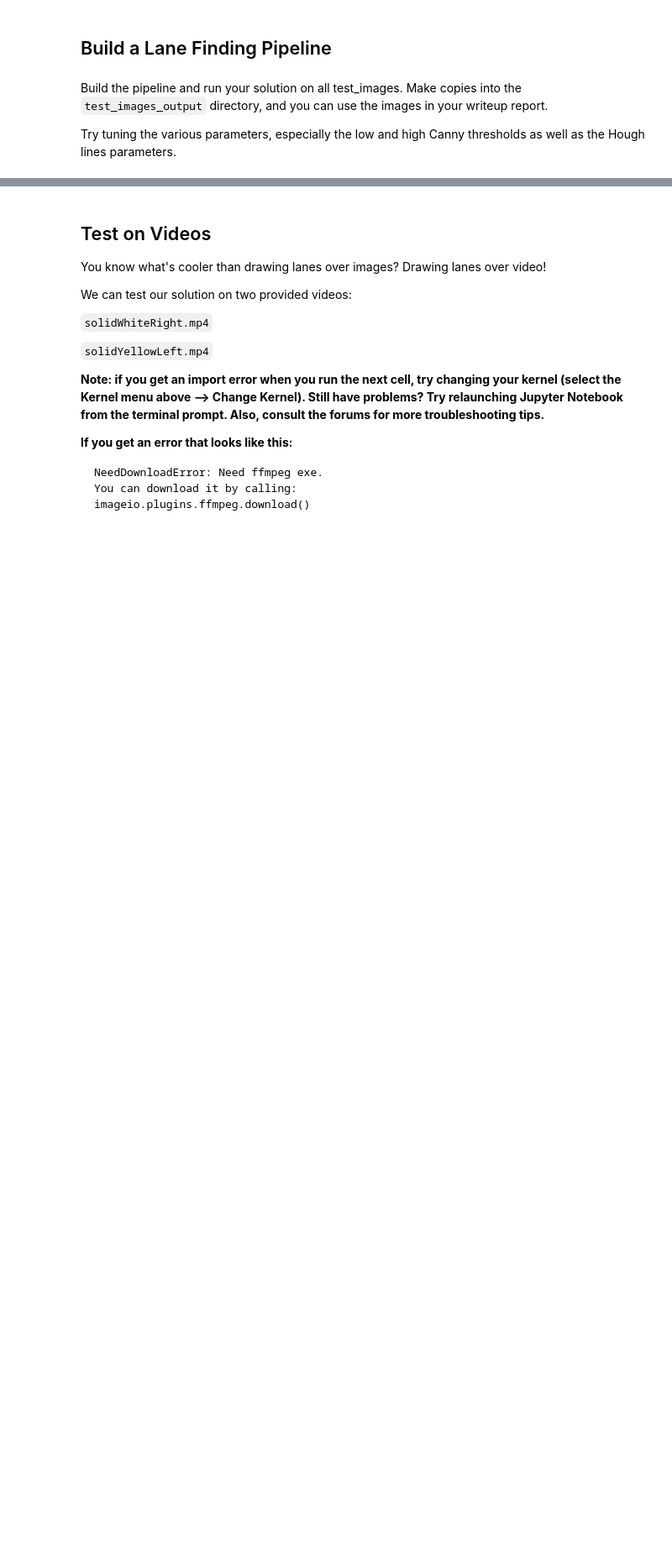
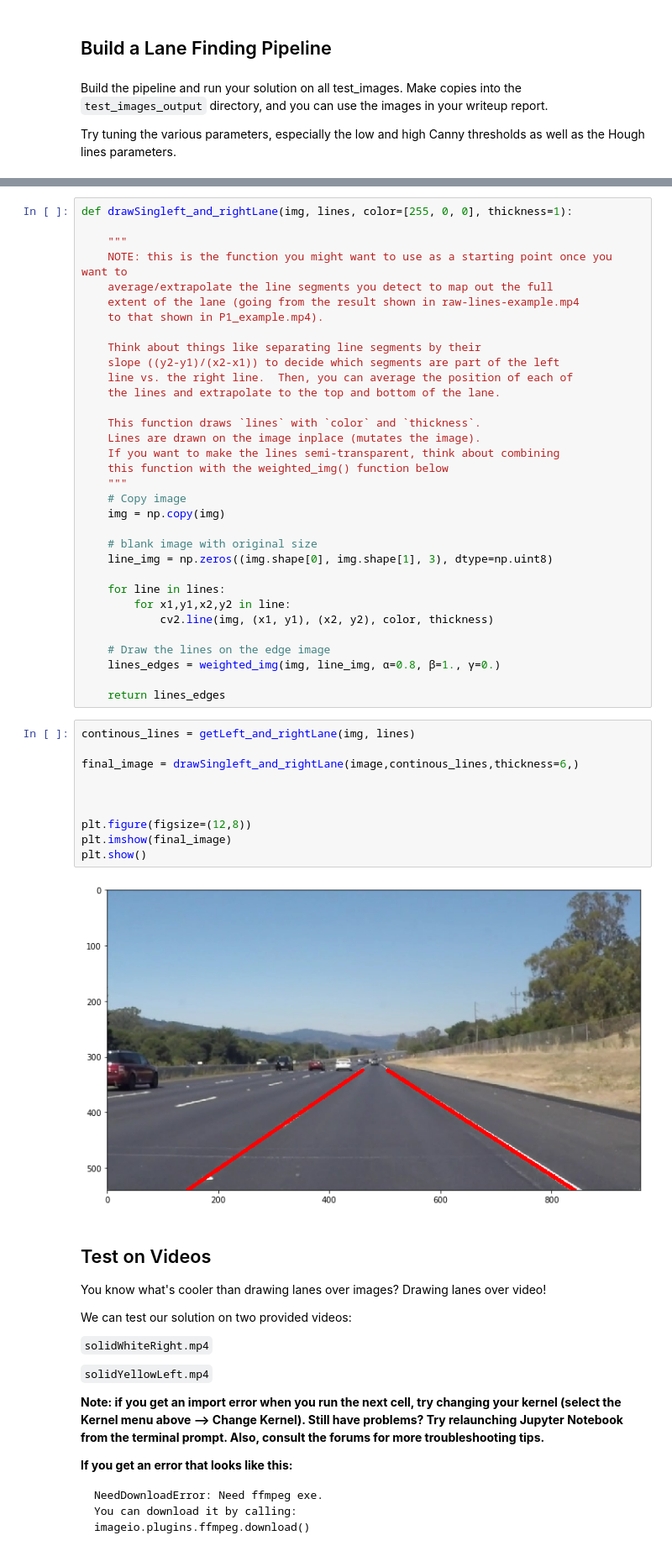
Before and after one commit to Nyarish/Finding-Lane-Lines-on-the-Road, a Jupyter notebook: P1.ipynb, the cells around one changed output, grey strips where cells are left out. Shown at 84% size. Drawn from its saved outputs; the diff is of its cells as text; blank space fills up the shorter version.

```diff
--- a/P1.ipynb
+++ b/P1.ipynb
@@ -198,3 +351,48 @@ Try tuning the various parameters, especially the low and high Canny thresholds
+# %%
+def drawSingleft_and_rightLane(img, lines, color=[255, 0, 0], thickness=1):
+
+    """
+    NOTE: this is the function you might want to use as a starting point once you want to
+    average/extrapolate the line segments you detect to map out the full
+    extent of the lane (going from the result shown in raw-lines-example.mp4
+    to that shown in P1_example.mp4).
+
+    Think about things like separating line segments by their
+    slope ((y2-y1)/(x2-x1)) to decide which segments are part of the left
+    line vs. the right line.  Then, you can average the position of each of
+    the lines and extrapolate to the top and bottom of the lane.
+
+    This function draws `lines` with `color` and `thickness`.
+    Lines are drawn on the image inplace (mutates the image).
+    If you want to make the lines semi-transparent, think about combining
+    this function with the weighted_img() function below
+    """
+    # Copy image
+    img = np.copy(img)
+
+    # blank image with original size
+    line_img = np.zeros((img.shape[0], img.shape[1], 3), dtype=np.uint8)
+
+    for line in lines:
+        for x1,y1,x2,y2 in line:
+            cv2.line(img, (x1, y1), (x2, y2), color, thickness)
+
+    # Draw the lines on the edge image
+    lines_edges = weighted_img(img, line_img, α=0.8, β=1., γ=0.)
+
+    return lines_edges
+# %%
+continous_lines = getLeft_and_rightLane(img, lines)
+
+final_image = drawSingleft_and_rightLane(image,continous_lines,thickness=6,)
+
+
+
+plt.figure(figsize=(12,8))
+plt.imshow(final_image)
+plt.show()
+# %% [output]
+[figure, added]
 # %% [markdown]
 ## Test on Videos
 
```
Also changed, not shown: parts of 17 cells of this notebook, 1 other file.
